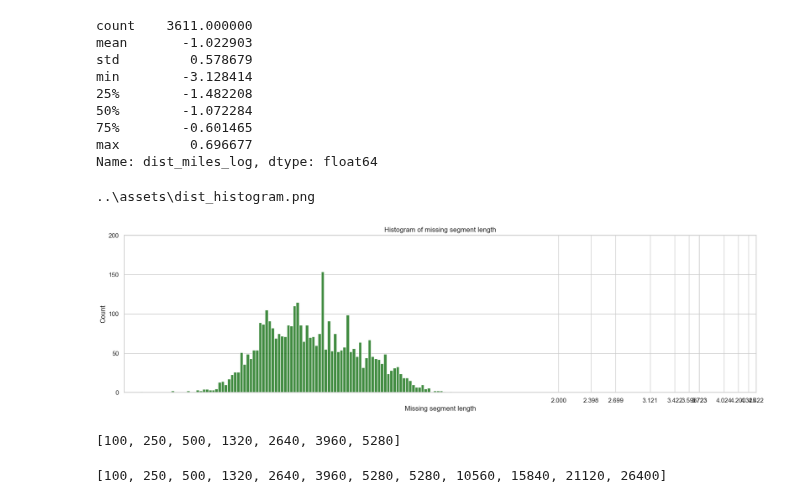
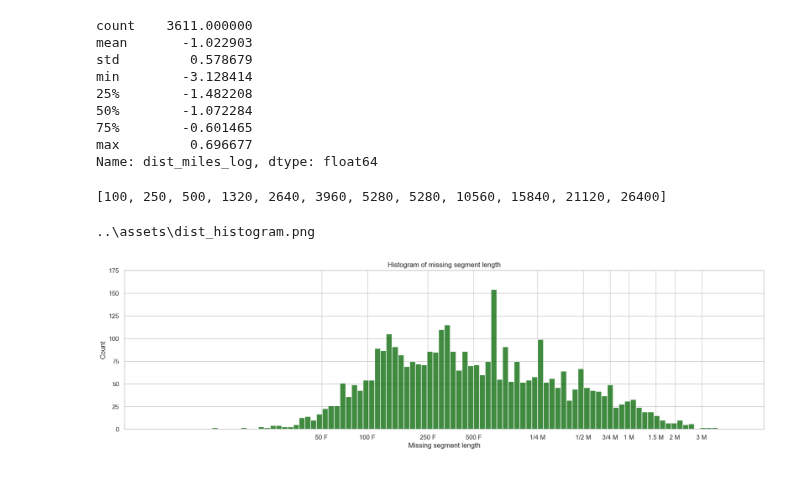
Before and after one commit to mike-babb/seattle_streets, a Jupyter notebook: code/step_03_start_stop_streets_v5.ipynb, the cells around one changed output. Saved outputs shown, nothing was run; the diff lists cells and outputs as text; code cells hidden in the pictures.

Commit message:
revise graph traversal

```diff
--- a/code/step_03_start_stop_streets_v5.ipynb
+++ b/code/step_03_start_stop_streets_v5.ipynb
@@ -28,7 +28,7 @@ from utils import *
 input_file_path = 'H:/project/seattle_streets/data/'
 output_file_path = 'H:/project/seattle_streets/data/individual_streets'
 # %%
-file_name = 'Street_Network_Database.gpkg'
+file_name = 'Street_Network_Database_Seattle_working.gpkg'
 # %%
 fpn = os.path.join(input_file_path, file_name)
 # %%
@@ -82,4 +82,4 @@ for my_row in node_gdf.itertuples():
 # %% [markdown]
 # COUNT UNIQUE STREET GROUPS
 # %%
-gdf_agg = gdf[['ord_stname', 'snd_group']].drop_duplicates().groupby(['ord_stname']).agg( snd_group_count = ('snd_group', 'size')).reset_index()
+gdf_agg = gdf[['ord_stname', 'ord_st_type', 'snd_group']].drop_duplicates().groupby(['ord_stname', 'ord_st_type']).agg( snd_group_count = ('snd_group', 'size')).reset_index()
@@ -137,0 +176,2 @@ s_name = gdf_agg['ord_stname'].unique().tolist()
+# %%
+st_name_type_dict = {st_name:st_type for st_name, st_type in zip(gdf_agg['ord_stname'], gdf_agg['ord_st_type'])}
@@ -220,8 +266,9 @@ for sn in s_name[:None]:
             fn, tn = ae
             # get the weight of the added edge
             weight = node_dist_dict[(fn, tn)]
-            # this is information about the created ed
-            temp_data_list = [sn, i_ae, fn, tn, weight]
+            # this is information about the created str strype
+            st_type = st_name_type_dict[sn]
+            temp_data_list = [sn, st_type,  i_ae, fn, tn, weight]
             # now, let's create some geometry
             temp_line = LineString([node_dict[fn], node_dict[tn]])
             line_list.append(temp_line)
@@ -229,12 +276,12 @@ for sn in s_name[:None]:
 
         # build a gpd.GeoDataFrame - these are the "missing" segments"
         ms_gdf = gpd.GeoDataFrame(data = data_list,
-                                         columns = ['ord_stname', 'snd_group', 'sn_id', 'en_id', 'dist'],
+                                         columns = ['ord_stname', 'ord_st_type', 'snd_group', 'sn_id', 'en_id', 'dist'],
                                          geometry = line_list, crs = 'epsg:4326')
         ms_gdf['same_snd_group'] = int(0)
 
         # now, we need to get the known segments
-        col_names = ['ord_stname', 'snd_group', 'f_intr_id', 't_intr_id', 'gis_seg_length', 'geometry']
+        col_names = ['ord_stname', 'ord_st_type', 'snd_group',  'f_intr_id', 't_intr_id', 'gis_seg_length', 'geometry']
         ks_gdf = temp_gdf[col_names].copy()
         ks_gdf['same_snd_group'] = int(1)
         ks_gdf = ks_gdf.rename(columns = {'f_intr_id':'sn_id', 't_intr_id':'en_id', 'gis_seg_length':'dist'})
@@ -248,7 +295,16 @@ for sn in s_name[:None]:
             ofpn = os.path.join(output_file_path, output_file_name)
             output_gdf.to_file(filename = ofpn, driver = 'GPKG', index = False)
 
-        output_gdf_list.append(output_gdf)
+
+    else:
+        # gather the streets with no missing segments. Solid segments
+        col_names = ['ord_stname', 'ord_st_type', 'snd_group', 'f_intr_id', 't_intr_id', 'gis_seg_length', 'geometry']
+        output_gdf = temp_gdf[col_names].copy()
+        output_gdf['same_snd_group'] = int(-1)
+        output_gdf = output_gdf.rename(columns = {'f_intr_id':'sn_id', 't_intr_id':'en_id', 'gis_seg_length':'dist'})
+
+    output_gdf_list.append(output_gdf)
+
 did_it_work = True
 # %% [output]
 10TH AVE
@@ -433,32 +519,40 @@ Name: dist_miles_log, dtype: float64
+# %%
+x_tick_list
+# %% [output]
+[100, 250, 500, 1320, 2640, 3960, 5280, 5280, 10560, 15840, 21120, 26400]
 # %%
 # let's make a graphic showing the distances
 sns.set_theme(style = "whitegrid")
 f, ax = plt.subplots(figsize = (20, 5))
 
 my_plot = sns.histplot(data = wms_gdf, x = 'dist_miles_log',
                       color='darkgreen', bins = 100)
 
-y_ticks = list(range(0, 201, 50))
+y_ticks = list(range(0, 176, 25))
 y_tick_labels_formatted = ['{:,}'.format(ytl) for ytl in y_ticks]
 
 my_plot.set_yticks(ticks = y_ticks)
 my_plot.set_yticklabels(labels = y_tick_labels_formatted, rotation=0)
 
 plt.title(label = "Histogram of missing segment length")
 plt.xlabel(xlabel = 'Missing segment length')
 plt.ylabel(ylabel = "Count")
 
-#x_ticks = list(range(-3,1))
-x_ticks = np.log10(x_tick_list)
+x_tick_labels = [50 / 5280, 100 / 5280, 250 / 5280, 500 / 5280, .25, .5, .75, 1, 1.5, 2, 3]
+x_ticks = [np.log10(xtl) for xtl in x_tick_labels]
+
+x_tick_label_text = ['50 F', '100 F', '250 F',  '500 F', '1/4 M', '1/2 M', '3/4 M', '1 M', '1.5 M', '2 M', '3 M']
+#x_ticks = [-3, -2, -1, 0, .5]
+#x_tick_labels = [10**xt for xt in x_ticks]
 #x_tick_labels_formatted = ['{:,}'.format(10**xtl) for xtl in x_ticks]
 
 my_plot.set_xticks(ticks = x_ticks)
-#my_plot.set_xticklabels(labels = x_tick_labels_formatted, rotation=0)
+my_plot.set_xticklabels(labels = x_tick_label_text, rotation=0)
 
 output_file_name = '..\\assets\\dist_histogram.png'
 output_file_name = os.path.normpath(output_file_name)
 print(output_file_name)
 my_plot.get_figure().savefig(fname = output_file_name)
 # %% [output]
 ..\assets\dist_histogram.png
-[figure, old version]
+[figure, new version]
@@ -471,4 +558,0 @@ for ii in range(1, 5):
-# %%
-my_start_list
-# %% [output]
-[100, 250, 500, 1320, 2640, 3960, 5280]
@@ -482,4 +558,0 @@ x_tick_list = [x for x in my_start_list]
-# %%
-x_tick_list
-# %% [output]
-[100, 250, 500, 1320, 2640, 3960, 5280, 5280, 10560, 15840, 21120, 26400]
```
Also changed, not shown: parts of 32 cells of this notebook, 13 other files.
